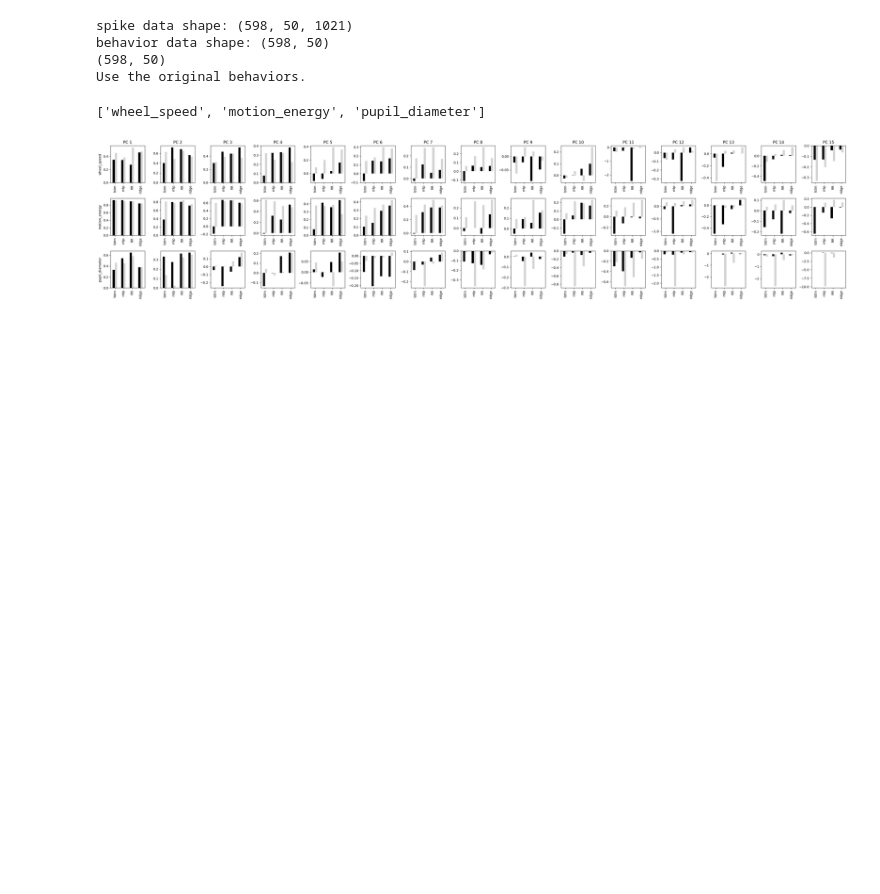
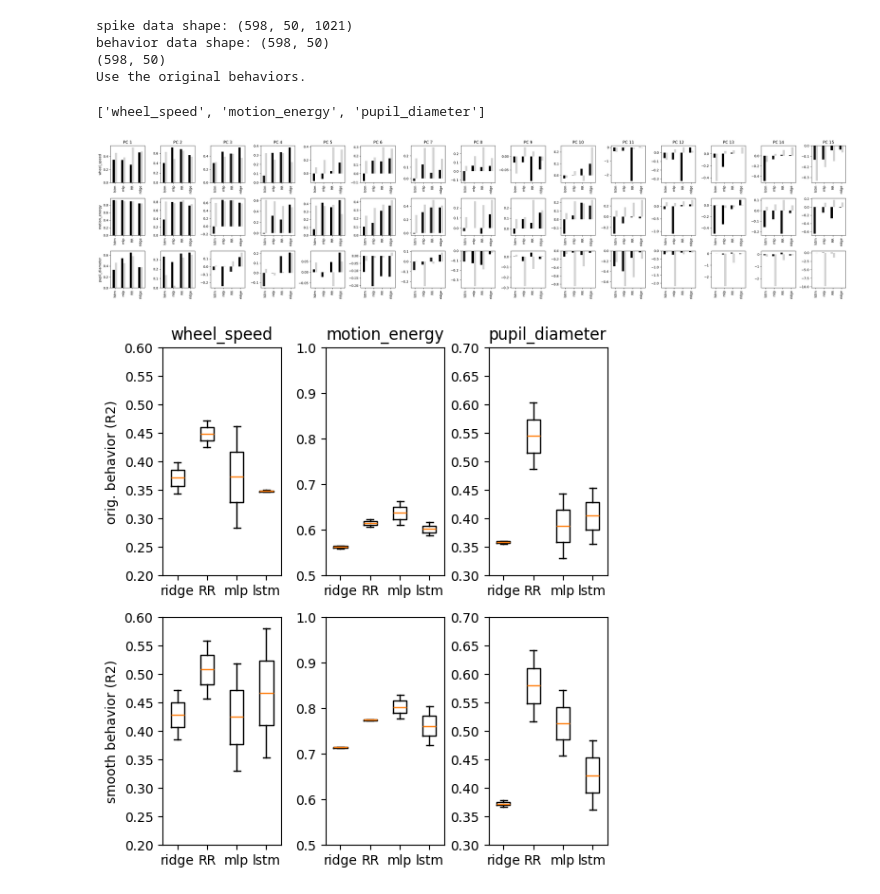
Before and after one commit to yzhang511/neural_decoding, a Jupyter notebook: notebooks/behavior_decomp.ipynb, the cells around one changed output. Drawn from its saved outputs; the diff is of its cells as text; code cells hidden in the pictures; blank space fills up the shorter version.

```diff
--- a/notebooks/behavior_decomp.ipynb
+++ b/notebooks/behavior_decomp.ipynb
@@ -496,7 +496,7 @@ plt.savefig('../results/plots/pca_behavior_decomp.png', dpi=200)
 # %%
 res_dir = Path('/home/yizi/shared_decoding/results/pc_results')
 
-eids = [fname for fname in os.listdir(res_dir) if fname != '.DS_Store']
+eids = [fname for fname in os.listdir(res_dir) if fname not in ['.DS_Store', '.ipynb_checkpoints']]
 print(eids)
 
 targets = ['wheel_speed', 'motion_energy', 'pupil_diameter']
@@ -799,0 +823,25 @@ plt.savefig(f'../results/plots/r2_decomp_vs_perPC.png', dpi=100)
+# %%
+n_pcs = 2
+fig, axes = plt.subplots(n_pcs, len(targets), figsize=(5.5,6))
+
+for i in range(n_pcs):
+    for j, target in enumerate(targets):
+        df = df_dict[target]
+        df = df[df.pc == i]
+        grouped_df = [df[df.model == model]['r2'] for model in models]
+        axes[i,j].boxplot(grouped_df, showfliers=True)
+        axes[i,j].legend('', frameon=False)
+        axes[i,j].set_xticks([1,2,3,4], ['ridge','RR','mlp','lstm'])
+        if target == 'wheel_speed':
+            axes[i,j].set_ylim(0.2, .6)
+        elif target == 'motion_energy':
+            axes[i,j].set_ylim(0.5, 1.)
+        elif target == 'pupil_diameter':
+            axes[i,j].set_ylim(0.3, 0.7)
+        axes[0,j].set_title(f'{target}')
+        axes[0,0].set_ylabel(f'orig. behavior (R2)')
+        axes[1,0].set_ylabel(f'smooth behavior (R2)')
+plt.tight_layout()
+# plt.savefig(f'../results/plots/perf_orig_vs_smooth.png', dpi=100)
+# %% [output]
+[figure, added]
```
Also changed, not shown: parts of 2 cells of this notebook, 5 other files.
